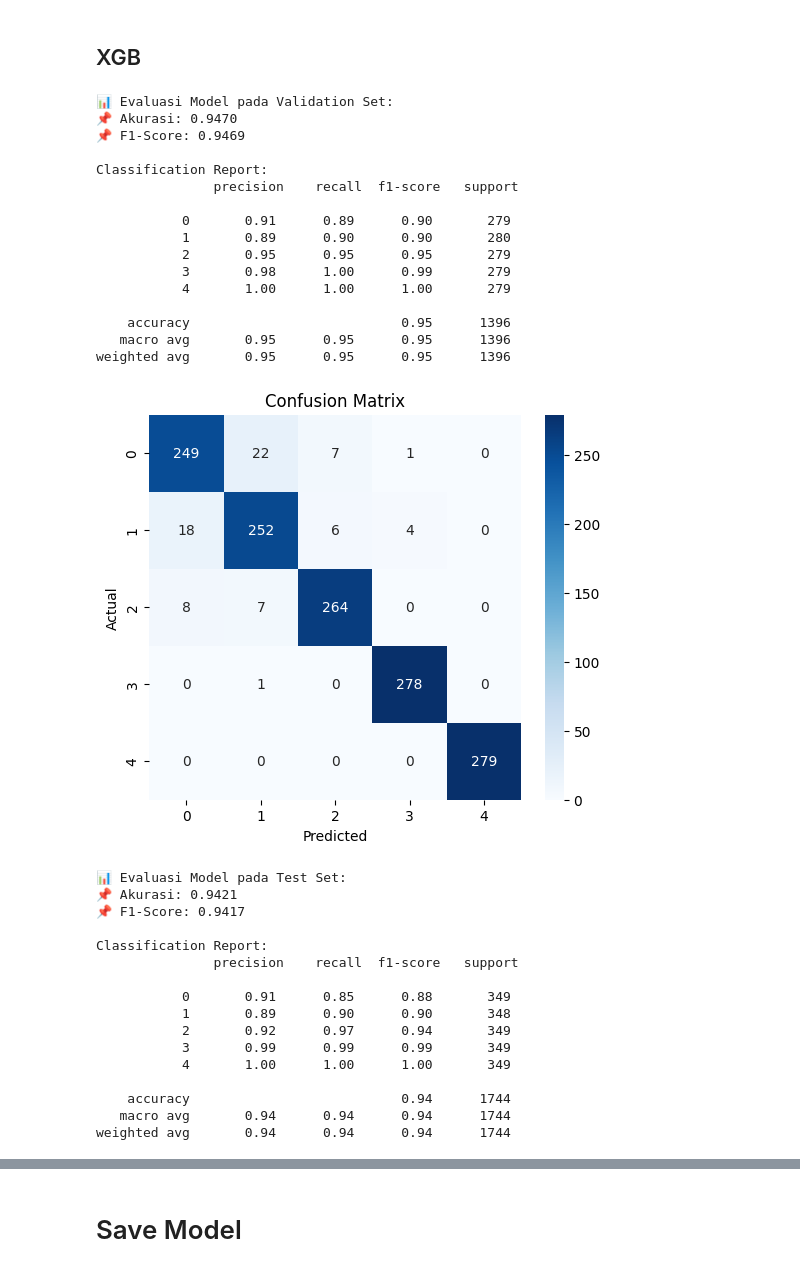
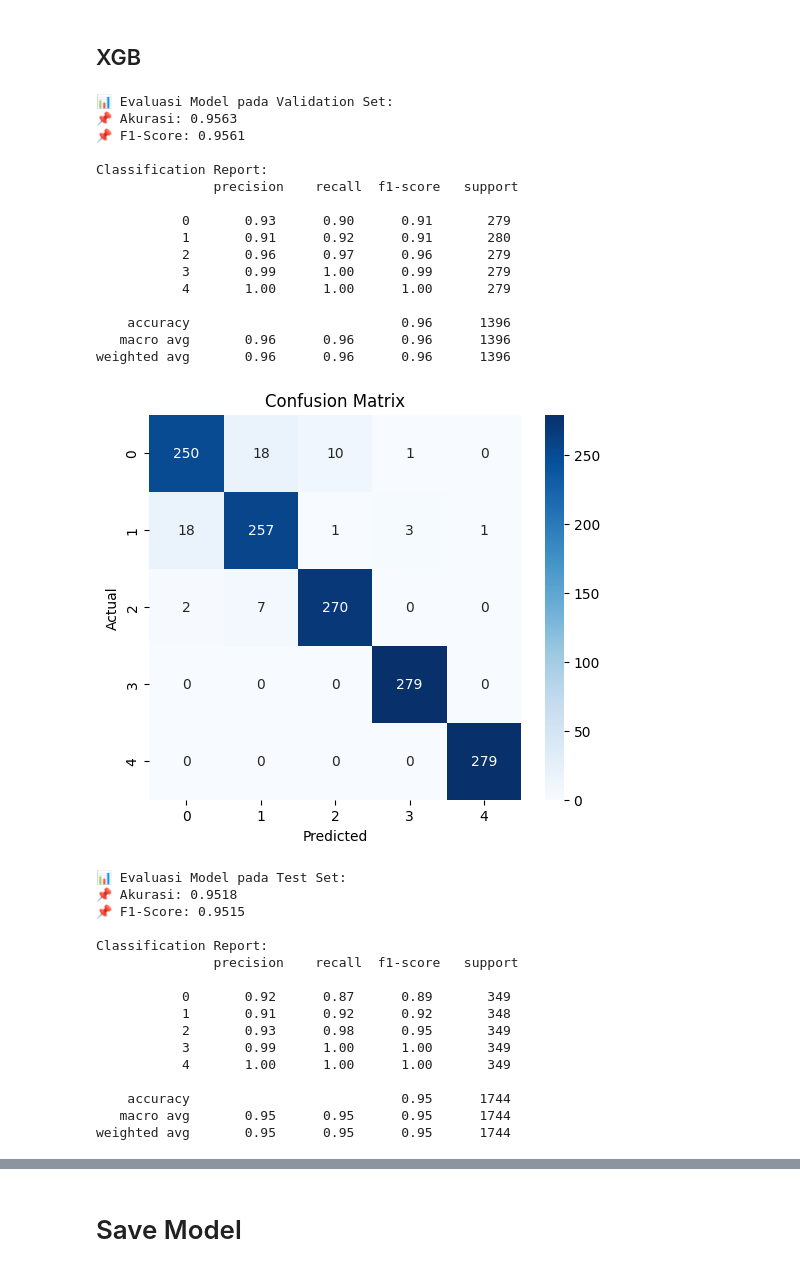
Before and after one commit to aqilahana/rainfall-app, a Jupyter notebook: FIX BERAT copy.ipynb, the cells around one changed output, grey strips where cells are left out. Saved outputs shown, nothing was run; the diff lists cells and outputs as text; code cells hidden in the pictures.

```diff
--- a/FIX BERAT copy.ipynb
+++ b/FIX BERAT copy.ipynb
@@ -946,7 +971,7 @@ X_train, X_test, y_train, y_test = train_test_split(X_resampled, y_resampled, te
 X_train, X_val, y_train, y_val = train_test_split(X_train, y_train, test_size=0.2, stratify=y_train, random_state=123)
 
 # Inisialisasi model XGBoost
-xgb_model = XGBClassifier(random_state=123)
+xgb_model = XGBClassifier(random_state=123, n_estimators=400, max_depth=9)
 
 # Latih model dengan data hasil SMOTE
 xgb_model.fit(X_train, y_train)
@@ -963,56 +988,56 @@ cm_val = confusion_matrix(y_val, y_pred_val)
 plt.figure(figsize=(6, 5))
 sns.heatmap(cm_val, annot=True, fmt='d', cmap='Blues', xticklabels=np.unique(y_val), yticklabels=np.unique(y_val))
 plt.xlabel("Predicted")
 plt.ylabel("Actual")
 plt.title("Confusion Matrix")
 plt.show()
 
 # === Evaluasi Model Data Test ====
 y_pred = xgb_model.predict(X_test)
 print("\n📊 Evaluasi Model pada Test Set:")
 print(f"📌 Akurasi: {accuracy_score(y_test, y_pred):.4f}")
 print(f"📌 F1-Score: {f1_score(y_test, y_pred, average='weighted'):.4f}")
 print("\nClassification Report:\n", classification_report(y_test, y_pred))
 
 # Confusion Matrix (Test Set)
 cm = confusion_matrix(y_test, y_pred)
 plt.figure(figsize=(6, 5))
 sns.heatmap(cm, annot=True, fmt='d', cmap='Blues', xticklabels=np.unique(y_test), yticklabels=np.unique(y_test))
 plt.xlabel("Predicted")
 plt.ylabel("Actual")
 plt.title("Confusion Matrix")
 plt.show()
 # %% [output]
 📊 Evaluasi Model pada Validation Set:
-📌 Akurasi: 0.9470
-📌 F1-Score: 0.9469
+📌 Akurasi: 0.9563
+📌 F1-Score: 0.9561
 
 Classification Report:
                precision    recall  f1-score   support
 
-           0       0.91      0.89      0.90       279
-           1       0.89      0.90      0.90       280
-           2       0.95      0.95      0.95       279
-           3       0.98      1.00      0.99       279
+           0       0.93      0.90      0.91       279
+           1       0.91      0.92      0.91       280
+           2       0.96      0.97      0.96       279
+           3       0.99      1.00      0.99       279
            4       1.00      1.00      1.00       279
 
-    accuracy                           0.95      1396
-   macro avg       0.95      0.95      0.95      1396
-weighted avg       0.95      0.95      0.95      1396
+    accuracy                           0.96      1396
+   macro avg       0.96      0.96      0.96      1396
+weighted avg       0.96      0.96      0.96      1396
-[figure, old version]
+[figure, new version]
 📊 Evaluasi Model pada Test Set:
-📌 Akurasi: 0.9421
-📌 F1-Score: 0.9417
+📌 Akurasi: 0.9518
+📌 F1-Score: 0.9515
 
 Classification Report:
                precision    recall  f1-score   support
 
-           0       0.91      0.85      0.88       349
-           1       0.89      0.90      0.90       348
-           2       0.92      0.97      0.94       349
-           3       0.99      0.99      0.99       349
+           0       0.92      0.87      0.89       349
+           1       0.91      0.92      0.92       348
+           2       0.93      0.98      0.95       349
+           3       0.99      1.00      1.00       349
            4       1.00      1.00      1.00       349
 
-    accuracy                           0.94      1744
-   macro avg       0.94      0.94      0.94      1744
-weighted avg       0.94      0.94      0.94      1744
+    accuracy                           0.95      1744
+   macro avg       0.95      0.95      0.95      1744
+weighted avg       0.95      0.95      0.95      1744
```
Also changed, not shown: parts of 5 cells of this notebook, 3 other files.
